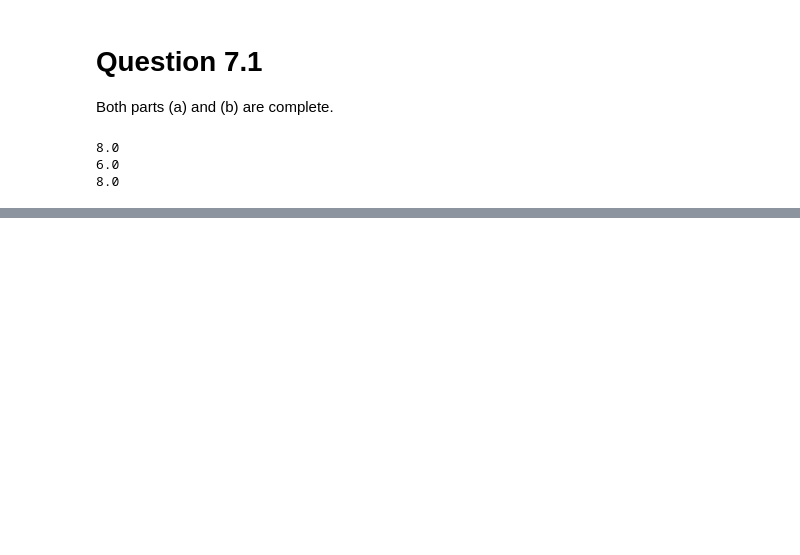
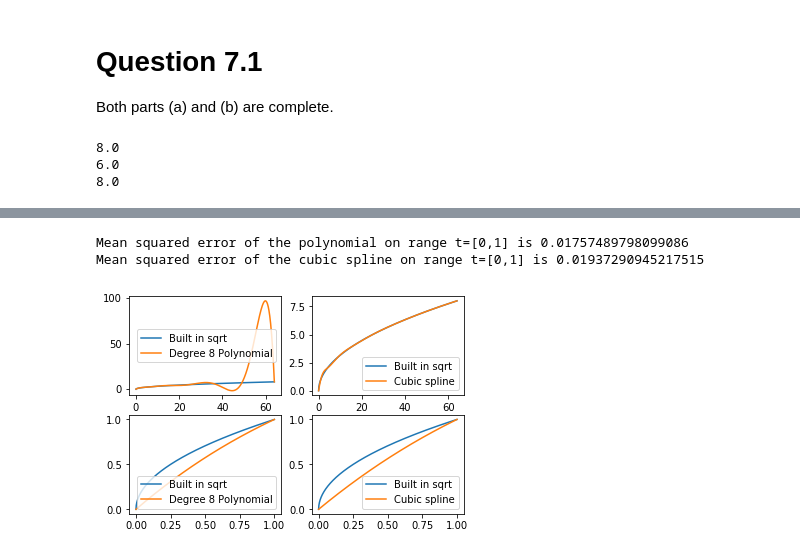
Before and after one commit to malcolmwhat/ecse443, a Jupyter notebook: project/final_project.ipynb, the cells around one changed output, grey strips where cells are left out. Saved outputs shown, nothing was run; the diff lists cells and outputs as text; code cells hidden in the pictures; blank space fills up the shorter version.

```diff
--- a/project/final_project.ipynb
+++ b/project/final_project.ipynb
@@ -123,0 +365,50 @@ np.array([[-2,-27],[0,-1], [1,0]]).shape
+# %%
+from math import sqrt
+import numpy as np
+import pylab as plt
+from scipy.interpolate import KroghInterpolator, CubicSpline
+
+t = np.array([0, 1, 4, 9, 16, 25, 36, 49, 64])
+y = np.array([0, 1, 2, 3, 4, 5, 6, 7, 8])
+
+## Part A
+x = np.linspace(0, 64, num=1000)
+x2 = np.linspace(0, 1, num=1000)
+y1 = [sqrt(i) for i in x]
+y1_2 = [sqrt(i) for i in x2]
+fig, ax = plt.subplots(2, 2)
+ax[0][0].plot(x, y1, label="Built in sqrt")
+ax[1][0].plot(x2, y1_2, label="Built in sqrt")
+
+f2 = KroghInterpolator(t, y)
+y2 = [f2(i) for i in x]
+y2_2 = [f2(i) for i in x2]
+ax[0][0].plot(x, y2, label="Degree 8 Polynomial")
+ax[1][0].plot(x2, y2_2, label="Degree 8 Polynomial")
+
+ax[0][0].legend(loc="best")
+ax[1][0].legend(loc="best")
+
+## Part B
+ax[0][1].plot(x, y1, label="Built in sqrt")
+ax[1][1].plot(x2, y1_2, label="Built in sqrt")
+
+f3 = CubicSpline(t, y)
+y3 = [f3(i) for i in x]
+y3_2 = [f3(i) for i in x2]
+
+ax[0][1].plot(x, y3, label="Cubic spline")
+ax[1][1].plot(x2, y3_2, label="Cubic spline")
+
+ax[0][1].legend(loc="best")
+ax[1][1].legend(loc="best")
+
+## Errors
+mse_poly = ((np.array(y1_2) - np.array(y2_2)) ** 2).mean()
+print("Mean squared error of the polynomial on range t=[0,1] is {}".format(mse_poly))
+mse_cubic = ((np.array(y1_2) - np.array(y3_2)) ** 2).mean()
+print("Mean squared error of the cubic spline on range t=[0,1] is {}".format(mse_cubic))
+# %% [output]
+Mean squared error of the polynomial on range t=[0,1] is 0.01757489798099086
+Mean squared error of the cubic spline on range t=[0,1] is 0.01937290945217515
+[figure, added]
```
Also changed, not shown: parts of 25 cells of this notebook, 4 other files.
